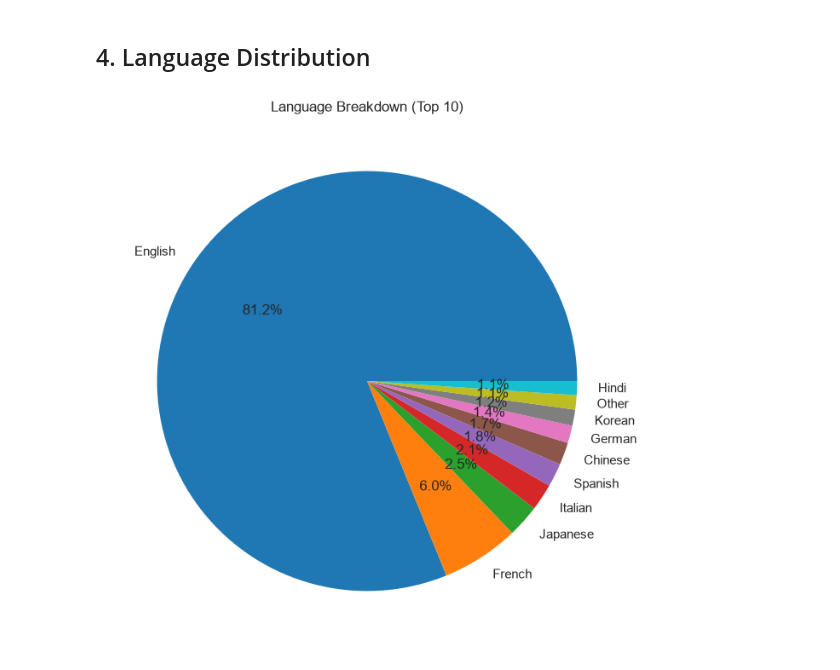
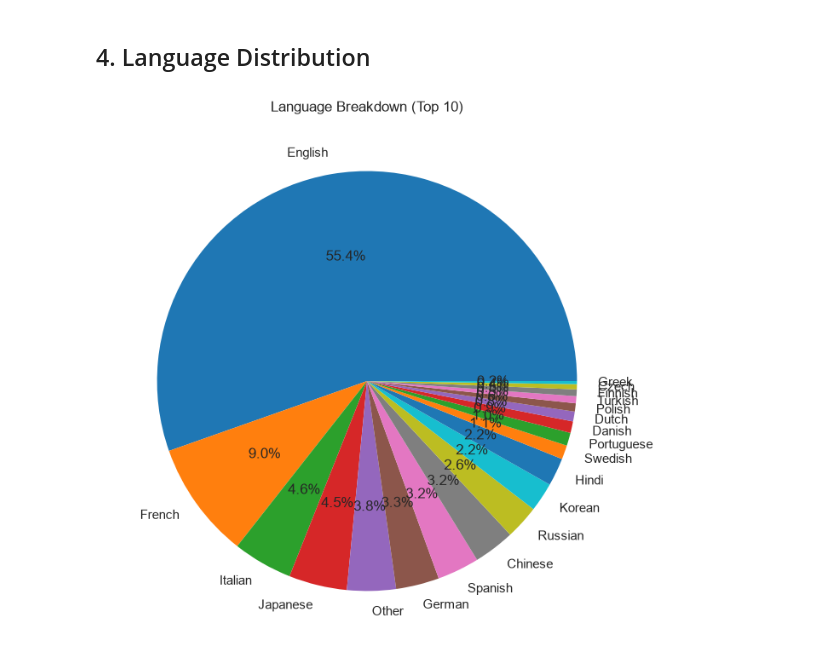
Before and after one commit to Aryanshah010/recosys, a Jupyter notebook: notebooks/01_eda_movielens_tmdb.ipynb, the cells around one changed output. Saved outputs shown, nothing was run; the diff lists cells and outputs as text; code cells hidden in the pictures.

```diff
--- a/notebooks/01_eda_movielens_tmdb.ipynb
+++ b/notebooks/01_eda_movielens_tmdb.ipynb
@@ -61,11 +61,11 @@ plt.show()
 ## 4. Language Distribution
 # %%
 if 'language' in movies_df.columns:
-    lang_counts = movies_df['language'].value_counts().head(10)
+    lang_counts = movies_df['language'].value_counts().head(20)
     plt.figure(figsize=(8, 8))
     plt.pie(lang_counts.tolist(), labels=lang_counts.index.tolist(), autopct='%1.1f%%')
     plt.title('Language Breakdown (Top 10)')
     plt.savefig(f'{FIG_DIR}/03_language_distribution.png', bbox_inches='tight')
     plt.show()
 # %% [output]
-[figure, old version]
+[figure, new version]
```
Also changed, not shown: parts of 3 cells of this notebook, 21 other files.
